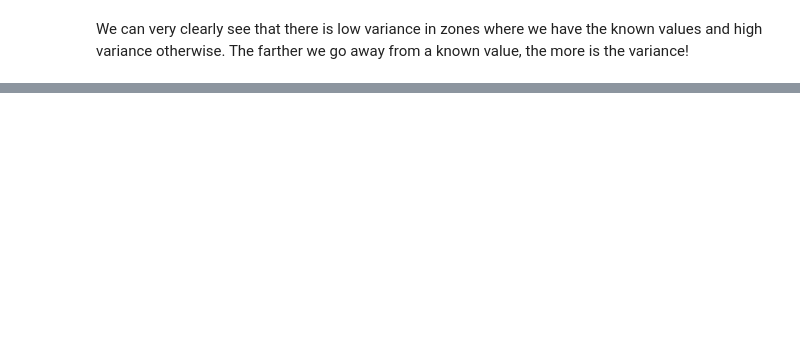
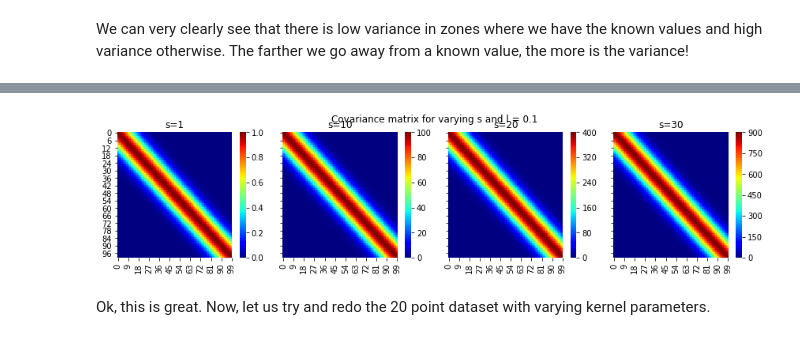
Before and after one commit to lhanappa/nipunbatra.github.io, a Jupyter notebook: blog/2019/GP-1.ipynb, the cells around one changed output, grey strips where cells are left out. Drawn from its saved outputs; the diff is of its cells as text; code cells hidden in the pictures; blank space fills up the shorter version.

```diff
--- a/blog/2019/GP-1.ipynb
+++ b/blog/2019/GP-1.ipynb
@@ -769,0 +798,3 @@ We can very clearly see that there is low variance in zones where we have the kn
+# %%
+def sig(x1, x2, l, s):
+    return s**2*(np.exp((-1/2*(l**2))*((x1-x2)**2)))
@@ -769,0 +805,14 @@ We can very clearly see that there is low variance in zones where we have the kn
+# %%
+Cov_matrix = np.zeros((100, 100))
+# %%
+fig, ax = plt.subplots(ncols=4, sharex=True, sharey=True)
+for ix, l in enumerate([0.001, 0.01, 0.1, 1]):
+    for i in range(100):
+        for j in range(100):
+            Cov_matrix[i, j] = sig(i, j, l, 1)
+    im = ax[ix].imshow(Cov_matrix, cmap='jet')
+    ax[ix].set_title(f"l={l}")
+fig.subplots_adjust(right=0.8)
+cbar_ax = fig.add_axes([0.85, 0.35, 0.05, 0.3])
+fig.colorbar(im, cax=cbar_ax)
+plt.suptitle("Covariance matrix for varying l and s = {s}")
@@ -769,0 +822,14 @@ We can very clearly see that there is low variance in zones where we have the kn
+# %%
+fig, ax = plt.subplots(ncols=4, sharex=True, sharey=True, figsize=(12, 3))
+for ix, s in enumerate([1, 10, 20, 30]):
+    for i in range(100):
+        for j in range(100):
+            Cov_matrix[i, j] = sig(i, j, 0.1, s)
+    sns.heatmap(Cov_matrix, cmap='jet', ax=ax[ix])
+    ax[ix].set_title(f"s={s}")
+plt.suptitle("Covariance matrix for varying s and l = 0.1")
+fig.tight_layout()
+# %% [output]
+[figure, added]
+# %% [markdown]
+Ok, this is great. Now, let us try and redo the 20 point dataset with varying kernel parameters.
```
Also changed, not shown: parts of 8 cells of this notebook.
